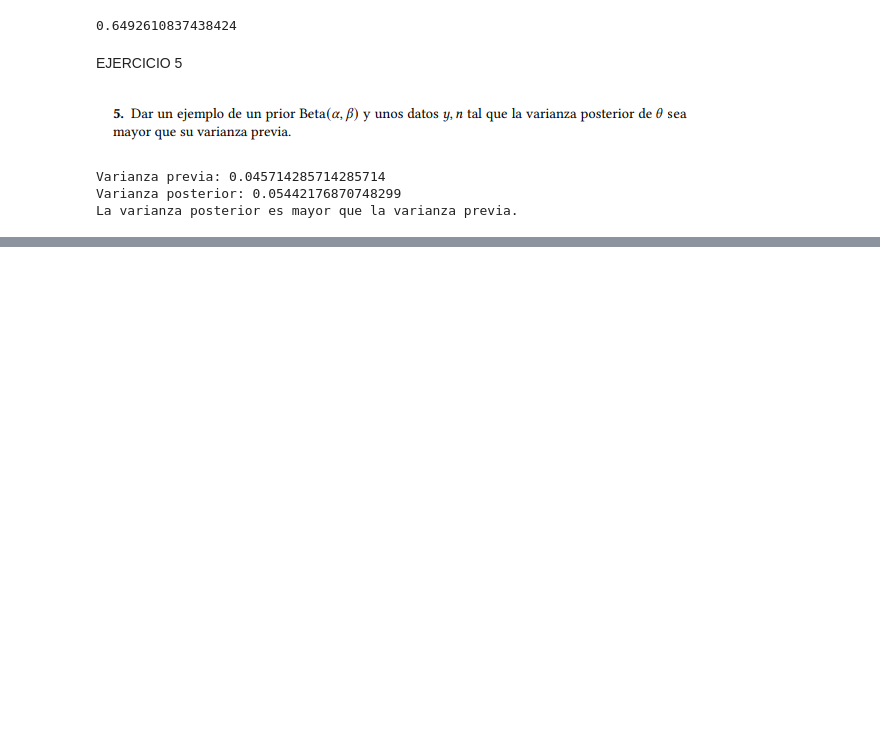
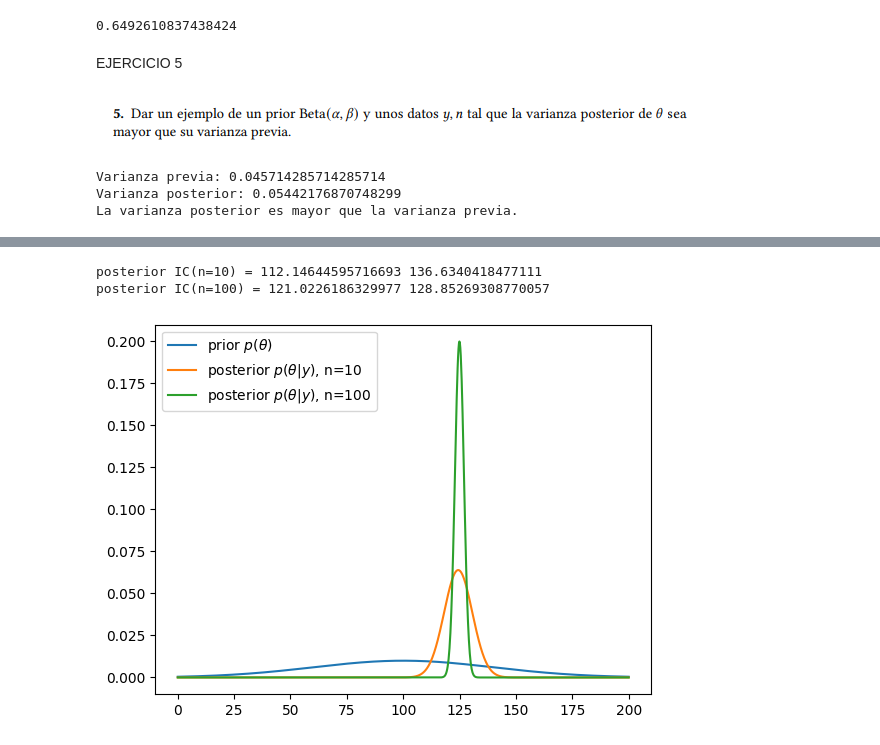
Before and after one commit to LuciaVazquez08/Estadistica-Inferencia, a Jupyter notebook: 2C 2024/GUIAS/GUIA 7.ipynb, the cells around one changed output, grey strips where cells are left out. Saved outputs shown, nothing was run; the diff lists cells and outputs as text; code cells hidden in the pictures; blank space fills up the shorter version.

```diff
--- a/2C 2024/GUIAS/GUIA 7.ipynb
+++ b/2C 2024/GUIAS/GUIA 7.ipynb
@@ -161,0 +301,43 @@ La varianza posterior es mayor que la varianza previa.
+# %%
+def inv_tau_n_squared(tau_0, sigma, n):
+    return 1/tau_0**2 + n/sigma**2
+
+def tau_n(tau_0, sigma, n):
+    return 1/np.sqrt(inv_tau_n_squared(tau_0, sigma, n))
+
+def mu_n(mu_0, tau_0, y_mean, sigma, n):
+    return (mu_0/tau_0**2 + n*y_mean/sigma**2) / inv_tau_n_squared(tau_0, sigma, n)
+
+sigma = 20
+mu0 = 100
+tau0 = 40
+y_mean = 125
+n = 10
+n2 = 100
+
+mu_posterior = mu_n(mu0, tau0, y_mean, sigma, n)
+tau_posterior = tau_n(tau0, sigma, n)
+
+mu_posterior2 = mu_n(mu0, tau0, y_mean, sigma, n2)
+tau_posterior2 = tau_n(tau0, sigma, n2)
+
+
+x = np.linspace(0, 200, 1000)
+fig, ax = plt.subplots(1, 1)
+ax.plot(x, stats.norm.pdf(x, loc=mu0, scale=tau0), label=r'prior $p(\theta)$')
+ax.plot(x, stats.norm.pdf(x, loc=mu_posterior, scale=tau_posterior), label=r'posterior $p(\theta|y)$, n=10')
+ax.plot(x, stats.norm.pdf(x, loc=mu_posterior2, scale=tau_posterior2), label=r'posterior $p(\theta|y)$, n=100')
+
+ax.legend()
+
+print('posterior IC(n=10) =', stats.norm.ppf(0.025, loc=mu_posterior, scale=tau_posterior), stats.norm.ppf(0.975, loc=mu_posterior, scale=tau_posterior))
+
+n = 100
+mu_posterior = mu_n(mu0, tau0, y_mean, sigma, n)
+tau_posterior = tau_n(tau0, sigma, n)
+
+print('posterior IC(n=100) =', stats.norm.ppf(0.025, loc=mu_posterior, scale=tau_posterior), stats.norm.ppf(0.975, loc=mu_posterior, scale=tau_posterior))
+# %% [output]
+posterior IC(n=10) = 112.14644595716693 136.6340418477111
+posterior IC(n=100) = 121.0226186329977 128.85269308770057
+[figure, added]
```
Also changed, not shown: parts of 25 cells of this notebook, 22 other files.
